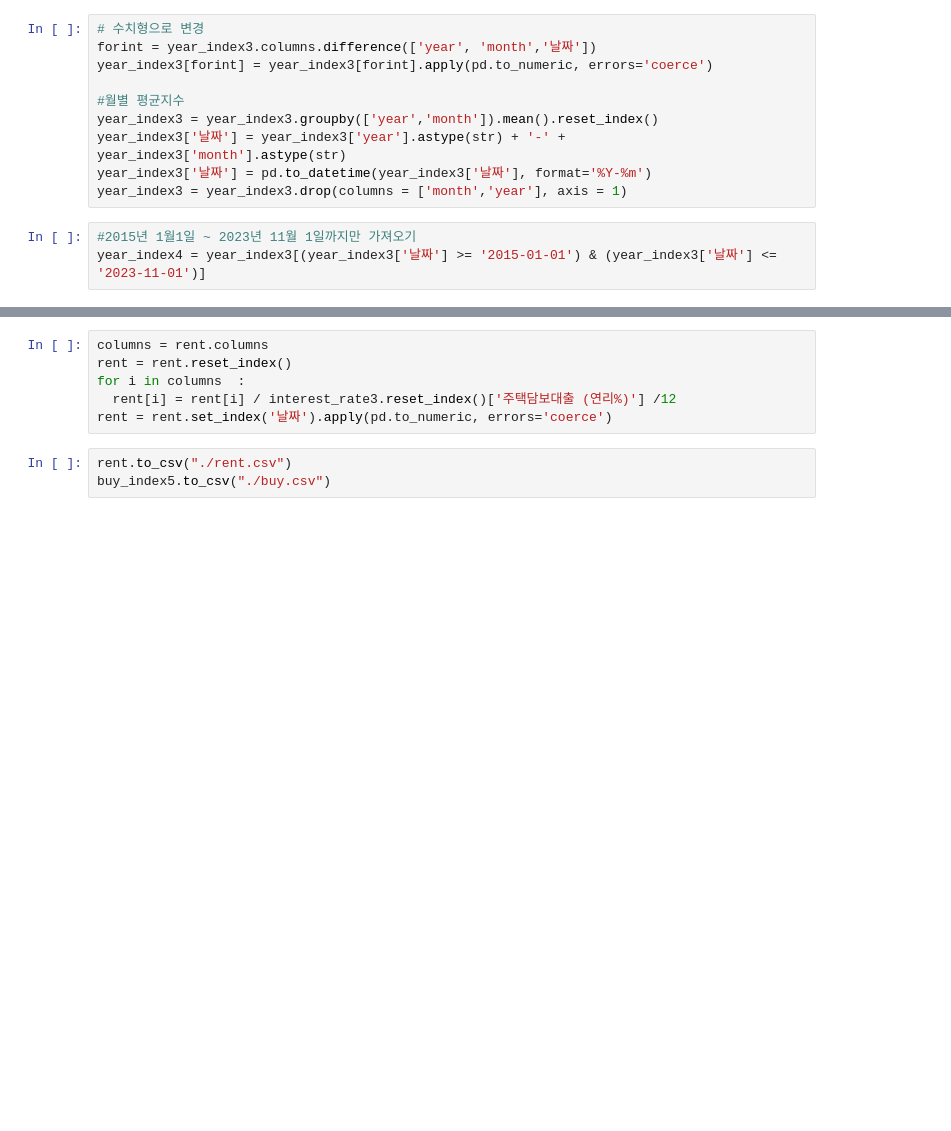
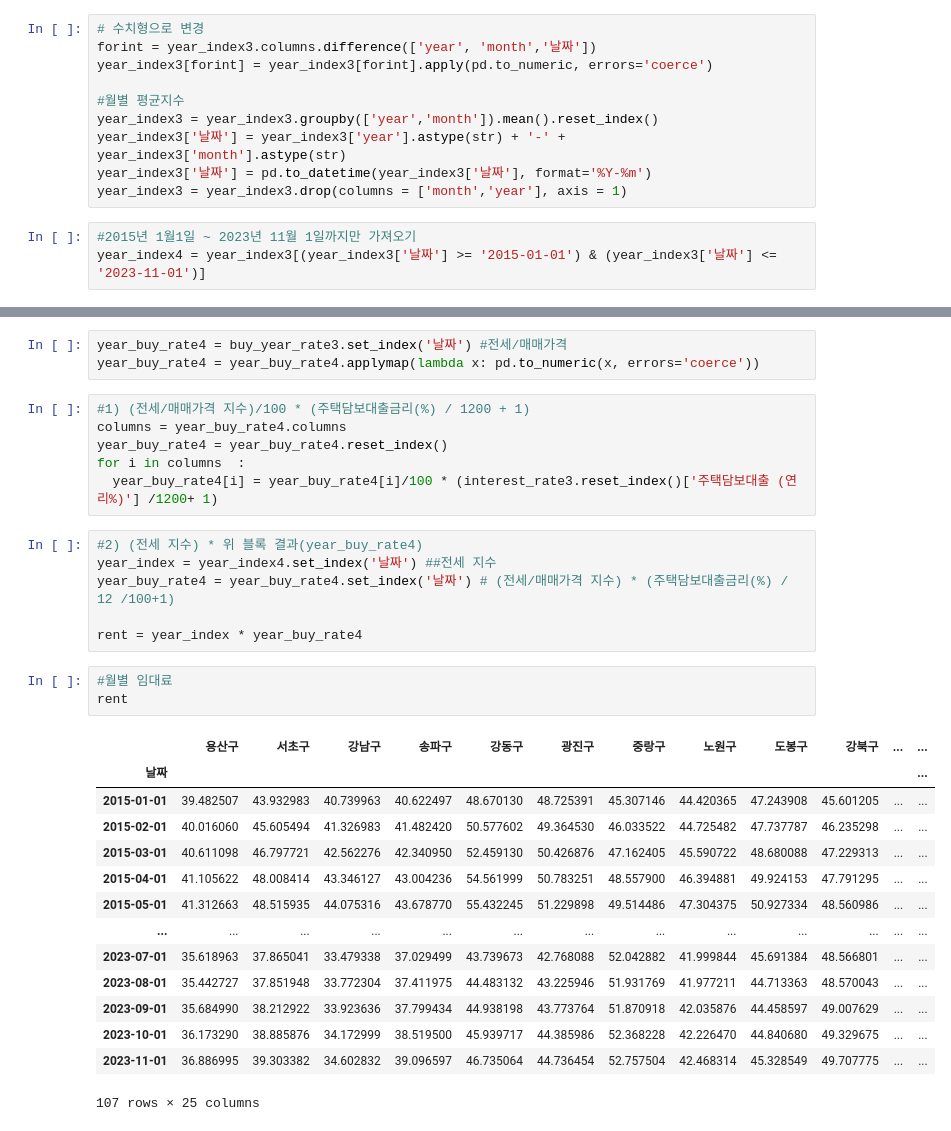
Before and after one commit to lce99/DB24, a Jupyter notebook: [DB]_전처리_0119.ipynb, the cells around one changed output, grey strips where cells are left out. Saved outputs shown, nothing was run; the diff lists cells and outputs as text; blank space fills up the shorter version.

```diff
--- a/[DB]_전처리_0119.ipynb
+++ b/[DB]_전처리_0119.ipynb
@@ -82,9 +90,33 @@ rent = year_index5 / buy_index5 #전세/매매가격
-# %%
-columns = rent.columns
-rent = rent.reset_index()
-for i in columns  :
-  rent[i] = rent[i] / interest_rate3.reset_index()['주택담보대출 (연리%)'] /12
-rent = rent.set_index('날짜').apply(pd.to_numeric, errors='coerce')
-# %%
-rent.to_csv("./rent.csv")
-buy_index5.to_csv("./buy.csv")
+# %%
+year_buy_rate4 = buy_year_rate3.set_index('날짜') #전세/매매가격
+year_buy_rate4 = year_buy_rate4.applymap(lambda x: pd.to_numeric(x, errors='coerce'))
+# %%
+#1) (전세/매매가격 지수)/100 * (주택담보대출금리(%) / 1200 + 1)
+columns = year_buy_rate4.columns
+year_buy_rate4 = year_buy_rate4.reset_index()
+for i in columns  :
+  year_buy_rate4[i] = year_buy_rate4[i]/100 * (interest_rate3.reset_index()['주택담보대출 (연리%)'] /1200+ 1)
+# %%
+#2) (전세 지수) * 위 블록 결과(year_buy_rate4)
+year_index = year_index4.set_index('날짜') ##전세 지수
+year_buy_rate4 = year_buy_rate4.set_index('날짜') # (전세/매매가격 지수) * (주택담보대출금리(%) / 12 /100+1)
+
+rent = year_index * year_buy_rate4
+# %%
+#월별 임대료
+rent
+# %% [output]
+|  | 용산구 | 서초구 | 강남구 | 송파구 | 강동구 | 광진구 | 중랑구 | 노원구 | 도봉구 | 강북구 | ... | ... |
+| 날짜 |  |  |  |  |  |  |  |  |  |  |  | ... |
+| 2015-01-01 | 39.482507 | 43.932983 | 40.739963 | 40.622497 | 48.670130 | 48.725391 | 45.307146 | 44.420365 | 47.243908 | 45.601205 | ... | ... |
+| 2015-02-01 | 40.016060 | 45.605494 | 41.326983 | 41.482420 | 50.577602 | 49.364530 | 46.033522 | 44.725482 | 47.737787 | 46.235298 | ... | ... |
+| 2015-03-01 | 40.611098 | 46.797721 | 42.562276 | 42.340950 | 52.459130 | 50.426876 | 47.162405 | 45.590722 | 48.680088 | 47.229313 | ... | ... |
+| 2015-04-01 | 41.105622 | 48.008414 | 43.346127 | 43.004236 | 54.561999 | 50.783251 | 48.557900 | 46.394881 | 49.924153 | 47.791295 | ... | ... |
+| 2015-05-01 | 41.312663 | 48.515935 | 44.075316 | 43.678770 | 55.432245 | 51.229898 | 49.514486 | 47.304375 | 50.927334 | 48.560986 | ... | ... |
+| ... | ... | ... | ... | ... | ... | ... | ... | ... | ... | ... | ... | ... |
+| 2023-07-01 | 35.618963 | 37.865041 | 33.479338 | 37.029499 | 43.739673 | 42.768088 | 52.042882 | 41.999844 | 45.691384 | 48.566801 | ... | ... |
+| 2023-08-01 | 35.442727 | 37.851948 | 33.772304 | 37.411975 | 44.483132 | 43.225946 | 51.931769 | 41.977211 | 44.713363 | 48.570043 | ... | ... |
+| 2023-09-01 | 35.684990 | 38.212922 | 33.923636 | 37.799434 | 44.938198 | 43.773764 | 51.870918 | 42.035876 | 44.458597 | 49.007629 | ... | ... |
+| 2023-10-01 | 36.173290 | 38.885876 | 34.172999 | 38.519500 | 45.939717 | 44.385986 | 52.368228 | 42.226470 | 44.840680 | 49.329675 | ... | ... |
+| 2023-11-01 | 36.886995 | 39.303382 | 34.602832 | 39.096597 | 46.735064 | 44.736454 | 52.757504 | 42.468314 | 45.328549 | 49.707775 | ... | ... |
+107 rows × 25 columns
```
Also changed, not shown: parts of 12 cells of this notebook, 2 other files.
